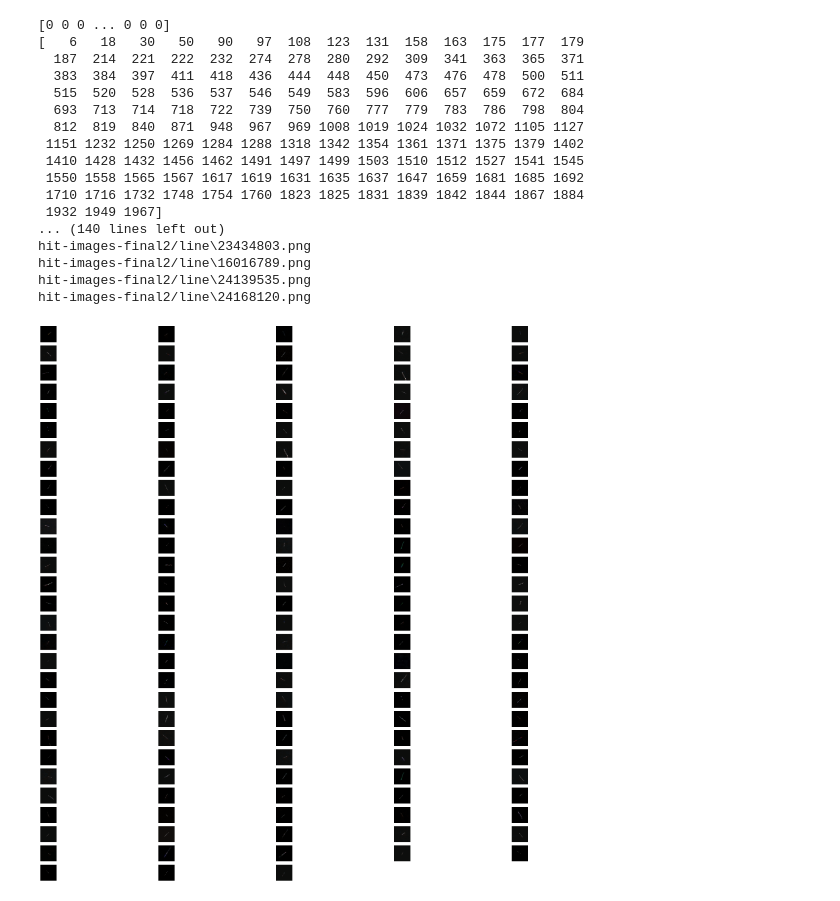
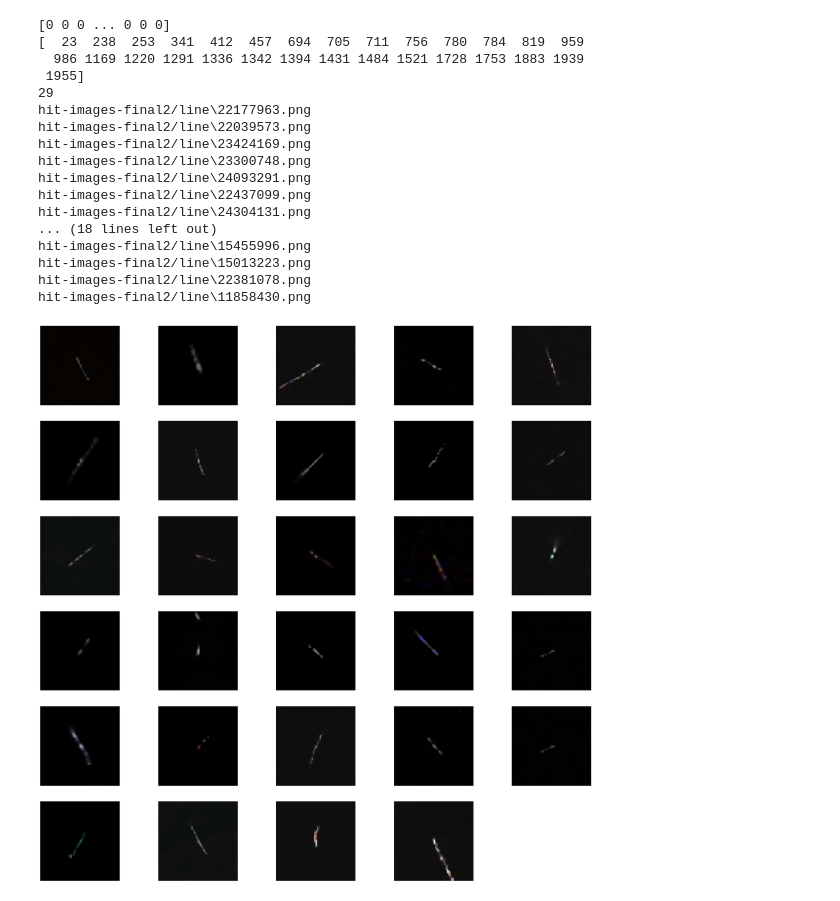
Before and after one commit to marp-science/credo-anomalies, a Jupyter notebook: 02_train_and_test_tracks_worms_th_dots.ipynb, the cells around one changed output. Saved outputs shown, nothing was run; the diff lists cells and outputs as text; code cells hidden in the pictures.

```diff
--- a/02_train_and_test_tracks_worms_th_dots.ipynb
+++ b/02_train_and_test_tracks_worms_th_dots.ipynb
@@ -236,26 +236,26 @@ def dbscan(embedding, t_files, eps):
 # %%
 tracks_embedding = encoder_embedding(TRACKS_AC, tracks2_set[tracks2_test])
 tracks_t_files = np.asarray(tacks2_files)[tracks2_test]
-dbscan(tracks_embedding, tracks_t_files, 120)
+dbscan(tracks_embedding, tracks_t_files, 140)
 # %% [output]
 [0 0 0 ... 0 0 0]
-[   6   18   30   50   90   97  108  123  131  158  163  175  177  179
-  187  214  221  222  232  274  278  280  292  309  341  363  365  371
-  383  384  397  411  418  436  444  448  450  473  476  478  500  511
-  515  520  528  536  537  546  549  583  596  606  657  659  672  684
-  693  713  714  718  722  739  750  760  777  779  783  786  798  804
-  812  819  840  871  948  967  969 1008 1019 1024 1032 1072 1105 1127
- 1151 1232 1250 1269 1284 1288 1318 1342 1354 1361 1371 1375 1379 1402
- 1410 1428 1432 1456 1462 1491 1497 1499 1503 1510 1512 1527 1541 1545
- 1550 1558 1565 1567 1617 1619 1631 1635 1637 1647 1659 1681 1685 1692
- 1710 1716 1732 1748 1754 1760 1823 1825 1831 1839 1842 1844 1867 1884
- 1932 1949 1967]
-... (140 lines left out)
-hit-images-final2/line\23434803.png
-hit-images-final2/line\16016789.png
-hit-images-final2/line\24139535.png
-hit-images-final2/line\24168120.png
+[  23  238  253  341  412  457  694  705  711  756  780  784  819  959
+  986 1169 1220 1291 1336 1342 1394 1431 1484 1521 1728 1753 1883 1939
+ 1955]
+29
+hit-images-final2/line\22177963.png
+hit-images-final2/line\22039573.png
+hit-images-final2/line\23424169.png
+hit-images-final2/line\23300748.png
+hit-images-final2/line\24093291.png
+hit-images-final2/line\22437099.png
+hit-images-final2/line\24304131.png
+... (18 lines left out)
+hit-images-final2/line\15455996.png
+hit-images-final2/line\15013223.png
+hit-images-final2/line\22381078.png
+hit-images-final2/line\11858430.png
-[figure, old version]
+[figure, new version]
 # %%
 worms_embedding = encoder_embedding(TRACKS_AC, worms2_set[worms2_test])
 worms_t_files = np.asarray(worms2_files)[worms2_test]
```
Also changed, not shown: parts of 4 cells of this notebook.
